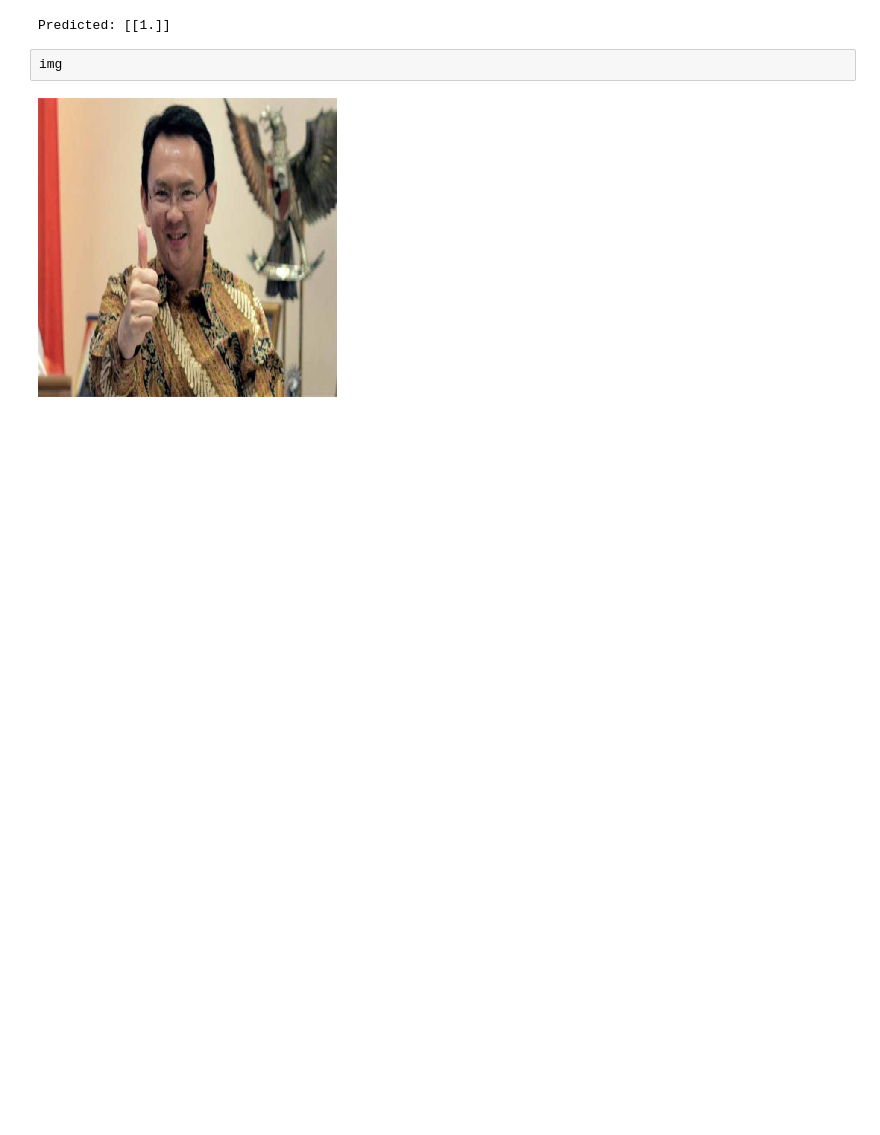
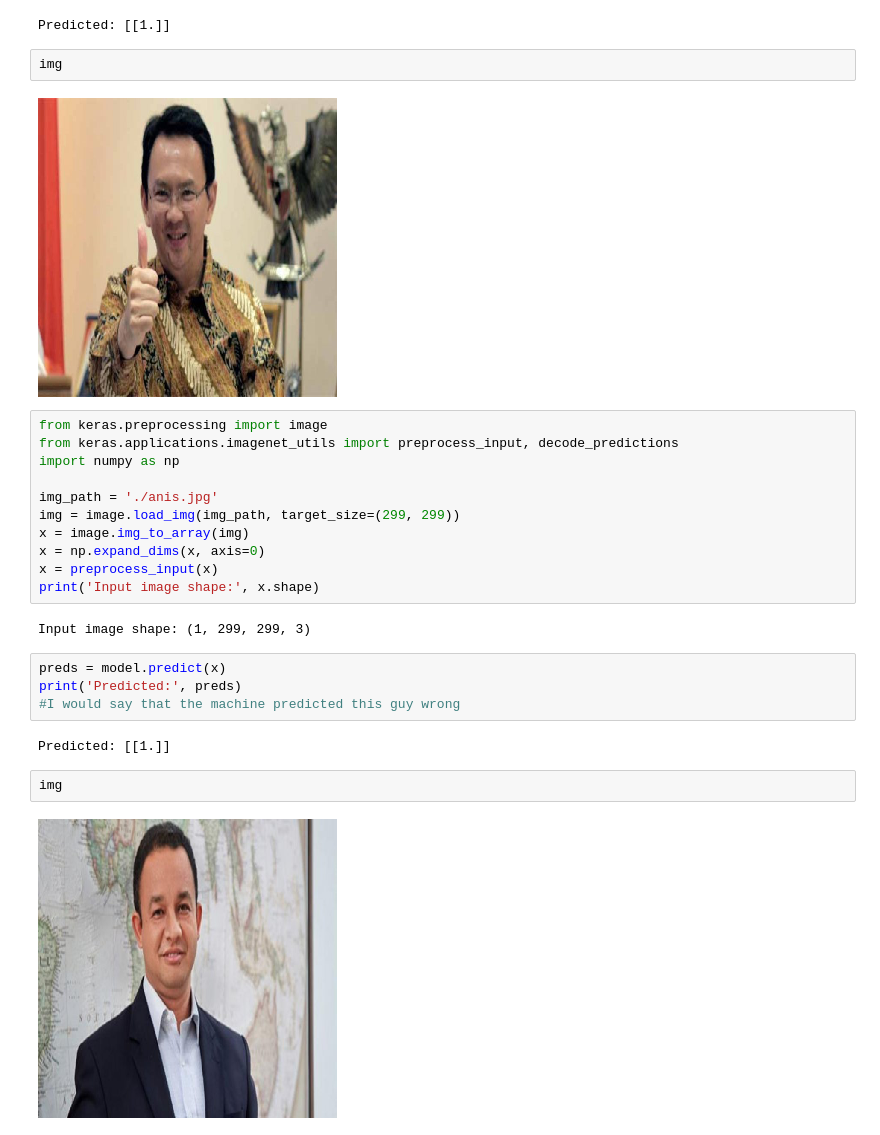
Before and after one commit to mizunashi92/dlhub, a Jupyter notebook: Good_or_Bad_Leader.ipynb, the cells around one changed output. Saved outputs shown, nothing was run; the diff lists cells and outputs as text; blank space fills up the shorter version.

```diff
--- a/Good_or_Bad_Leader.ipynb
+++ b/Good_or_Bad_Leader.ipynb
@@ -164,3 +161,26 @@ Predicted: [[1.]]
 img
 # %% [output]
 [figure]
+# %%
+from keras.preprocessing import image
+from keras.applications.imagenet_utils import preprocess_input, decode_predictions
+import numpy as np
+
+img_path = './anis.jpg'
+img = image.load_img(img_path, target_size=(299, 299))
+x = image.img_to_array(img)
+x = np.expand_dims(x, axis=0)
+x = preprocess_input(x)
+print('Input image shape:', x.shape)
+# %% [output]
+Input image shape: (1, 299, 299, 3)
+# %%
+preds = model.predict(x)
+print('Predicted:', preds)
+#I would say that the machine predicted this guy wrong
+# %% [output]
+Predicted: [[1.]]
+# %%
+img
+# %% [output]
+[figure, added]
```
Also changed, not shown: parts of 4 cells of this notebook.
